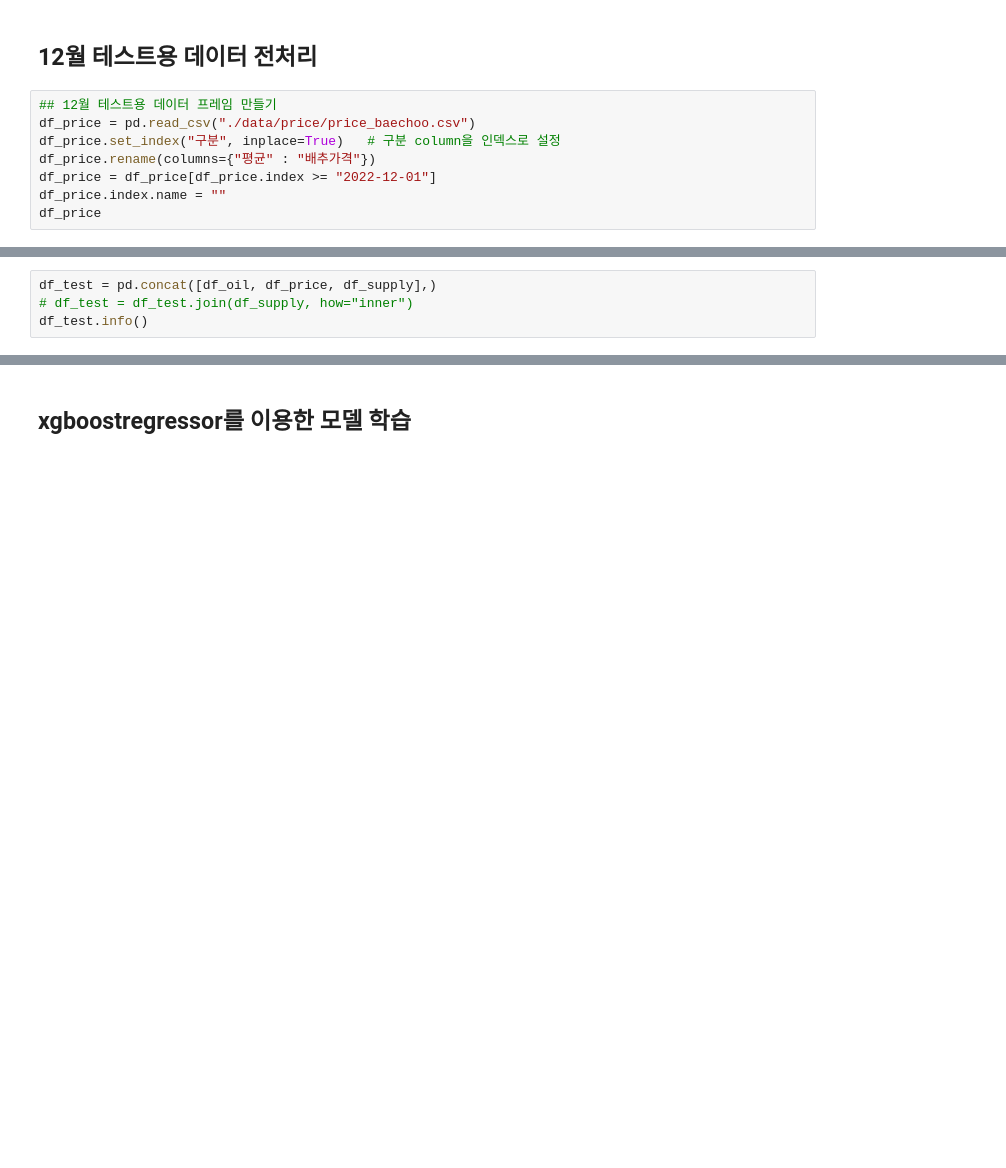
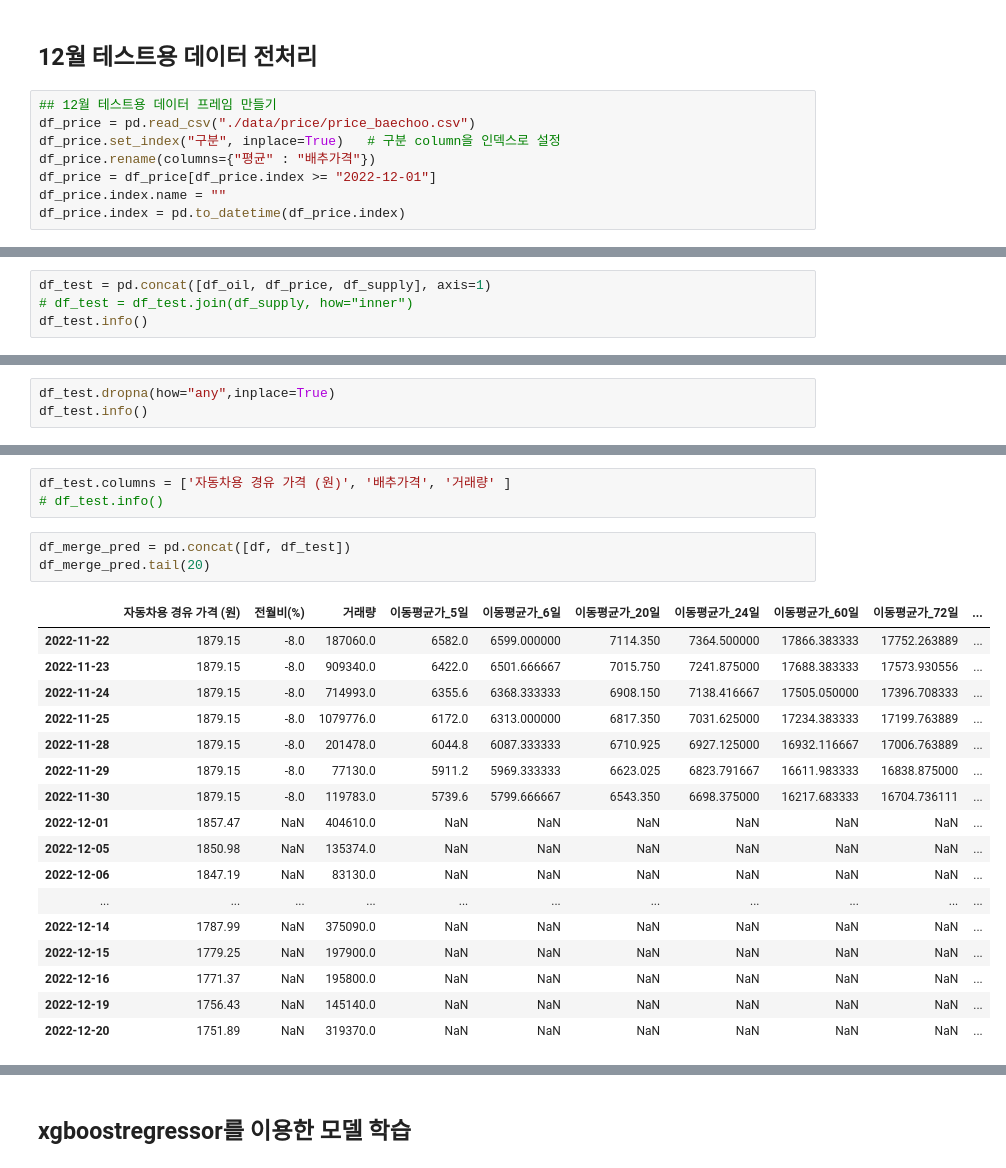
Before and after one commit to Kim-Hyunah/Final_Predict_Agricultural, a Jupyter notebook: model_pred_price_xgb_jinhyeok.ipynb, the cells around one changed output, grey strips where cells are left out. Saved outputs shown, nothing was run; the diff lists cells and outputs as text; blank space fills up the shorter version.

```diff
--- a/model_pred_price_xgb_jinhyeok.ipynb
+++ b/model_pred_price_xgb_jinhyeok.ipynb
@@ -94,4 +71,4 @@ df_price.set_index("구분", inplace=True)   # 구분 column을 인덱스로 설
 df_price.rename(columns={"평균" : "배추가격"})
 df_price = df_price[df_price.index >= "2022-12-01"]
 df_price.index.name = ""
-df_price
+df_price.index = pd.to_datetime(df_price.index)
@@ -167,5 +89,5 @@ df_supply
 # %%
-df_test = pd.concat([df_oil, df_price, df_supply],)
+df_test = pd.concat([df_oil, df_price, df_supply], axis=1)
 # df_test = df_test.join(df_supply, how="inner")
 df_test.info()
 # %% [output]
@@ -180,0 +105,3 @@ memory usage: 0.0+ bytes
+# %%
+df_test.dropna(how="any",inplace=True)
+df_test.info()
@@ -180,0 +119,24 @@ memory usage: 0.0+ bytes
+# %%
+df_test.columns = ['자동차용 경유 가격 (원)', '배추가격', '거래량' ]
+# df_test.info()
+# %%
+df_merge_pred = pd.concat([df, df_test])
+df_merge_pred.tail(20)
+# %% [output]
+|  | 자동차용 경유 가격 (원) | 전월비(%) | 거래량 | 이동평균가_5일 | 이동평균가_6일 | 이동평균가_20일 | 이동평균가_24일 | 이동평균가_60일 | 이동평균가_72일 | ... |
+| 2022-11-22 | 1879.15 | -8.0 | 187060.0 | 6582.0 | 6599.000000 | 7114.350 | 7364.500000 | 17866.383333 | 17752.263889 | ... |
+| 2022-11-23 | 1879.15 | -8.0 | 909340.0 | 6422.0 | 6501.666667 | 7015.750 | 7241.875000 | 17688.383333 | 17573.930556 | ... |
+| 2022-11-24 | 1879.15 | -8.0 | 714993.0 | 6355.6 | 6368.333333 | 6908.150 | 7138.416667 | 17505.050000 | 17396.708333 | ... |
+| 2022-11-25 | 1879.15 | -8.0 | 1079776.0 | 6172.0 | 6313.000000 | 6817.350 | 7031.625000 | 17234.383333 | 17199.763889 | ... |
+| 2022-11-28 | 1879.15 | -8.0 | 201478.0 | 6044.8 | 6087.333333 | 6710.925 | 6927.125000 | 16932.116667 | 17006.763889 | ... |
+| 2022-11-29 | 1879.15 | -8.0 | 77130.0 | 5911.2 | 5969.333333 | 6623.025 | 6823.791667 | 16611.983333 | 16838.875000 | ... |
+| 2022-11-30 | 1879.15 | -8.0 | 119783.0 | 5739.6 | 5799.666667 | 6543.350 | 6698.375000 | 16217.683333 | 16704.736111 | ... |
+| 2022-12-01 | 1857.47 | NaN | 404610.0 | NaN | NaN | NaN | NaN | NaN | NaN | ... |
+| 2022-12-05 | 1850.98 | NaN | 135374.0 | NaN | NaN | NaN | NaN | NaN | NaN | ... |
+| 2022-12-06 | 1847.19 | NaN | 83130.0 | NaN | NaN | NaN | NaN | NaN | NaN | ... |
+| ... | ... | ... | ... | ... | ... | ... | ... | ... | ... | ... |
+| 2022-12-14 | 1787.99 | NaN | 375090.0 | NaN | NaN | NaN | NaN | NaN | NaN | ... |
+| 2022-12-15 | 1779.25 | NaN | 197900.0 | NaN | NaN | NaN | NaN | NaN | NaN | ... |
+| 2022-12-16 | 1771.37 | NaN | 195800.0 | NaN | NaN | NaN | NaN | NaN | NaN | ... |
+| 2022-12-19 | 1756.43 | NaN | 145140.0 | NaN | NaN | NaN | NaN | NaN | NaN | ... |
+| 2022-12-20 | 1751.89 | NaN | 319370.0 | NaN | NaN | NaN | NaN | NaN | NaN | ... |
```
Also changed, not shown: parts of 13 cells of this notebook.
